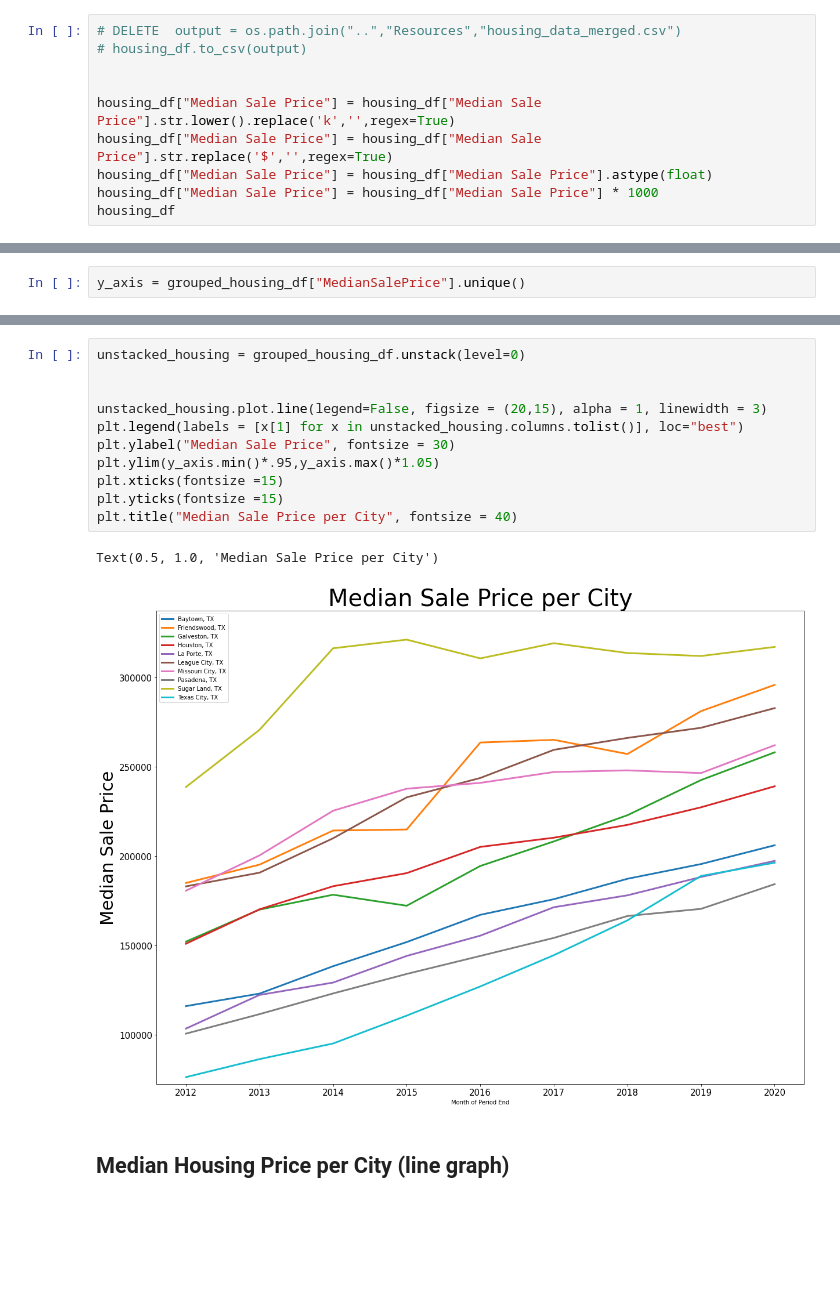
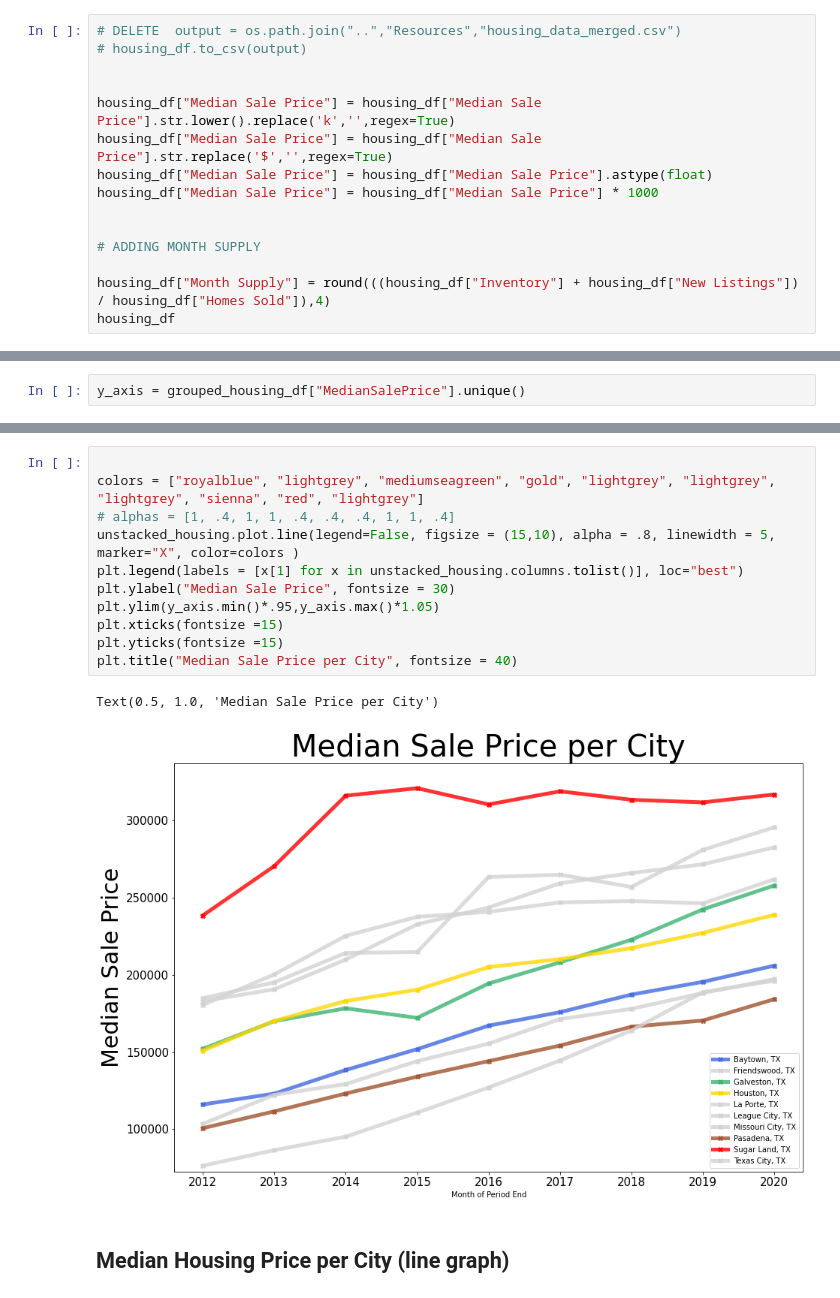
Before and after one commit to andresocorro/project_1, a Jupyter notebook: src_files/HousintMarket.ipynb, the cells around one changed output, grey strips where cells are left out. Cells and saved outputs as stored; diff of their text form; blank space fills up the shorter version.

Commit message:
Finalized housing line graphs

```diff
--- a/src_files/HousintMarket.ipynb
+++ b/src_files/HousintMarket.ipynb
@@ -33,6 +33,11 @@ housing_df["Median Sale Price"] = housing_df["Median Sale Price"].str.lower().re
 housing_df["Median Sale Price"] = housing_df["Median Sale Price"].str.replace('$','',regex=True)
 housing_df["Median Sale Price"] = housing_df["Median Sale Price"].astype(float)
 housing_df["Median Sale Price"] = housing_df["Median Sale Price"] * 1000
+
+
+# ADDING MONTH SUPPLY
+
+housing_df["Month Supply"] = round(((housing_df["Inventory"] + housing_df["New Listings"]) / housing_df["Homes Sold"]),4)
 housing_df
 # %% [output]
 |  | Region | Month of Period End | Property Type | Region Type | Seasonally Adjusted | State Code | ... |
@@ -113,17 +133,17 @@ y_axis = grouped_housing_df["MedianSalePrice"].unique()
 # %%
-unstacked_housing = grouped_housing_df.unstack(level=0)
 
-
-unstacked_housing.plot.line(legend=False, figsize = (20,15), alpha = 1, linewidth = 3)
+colors = ["royalblue", "lightgrey", "mediumseagreen", "gold", "lightgrey", "lightgrey", "lightgrey", "sienna", "red", "lightgrey"]
+# alphas = [1, .4, 1, 1, .4, .4, .4, 1, 1, .4]
+unstacked_housing.plot.line(legend=False, figsize = (15,10), alpha = .8, linewidth = 5, marker="X", color=colors )
 plt.legend(labels = [x[1] for x in unstacked_housing.columns.tolist()], loc="best")
 plt.ylabel("Median Sale Price", fontsize = 30)
 plt.ylim(y_axis.min()*.95,y_axis.max()*1.05)
 plt.xticks(fontsize =15)
 plt.yticks(fontsize =15)
 plt.title("Median Sale Price per City", fontsize = 40)
 # %% [output]
 Text(0.5, 1.0, 'Median Sale Price per City')
-[figure, old version]
+[figure, new version]
 # %% [markdown]
 ## Median Housing Price per City (line  graph)
 # %%
```
Also changed, not shown: parts of 7 cells of this notebook, 1 other file.
